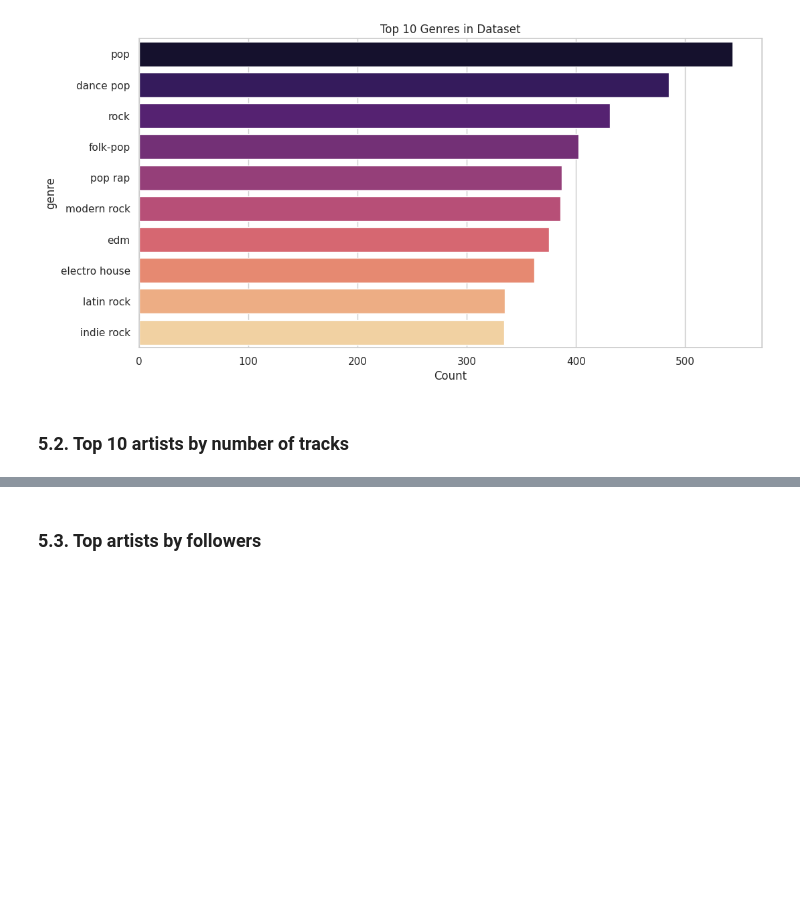
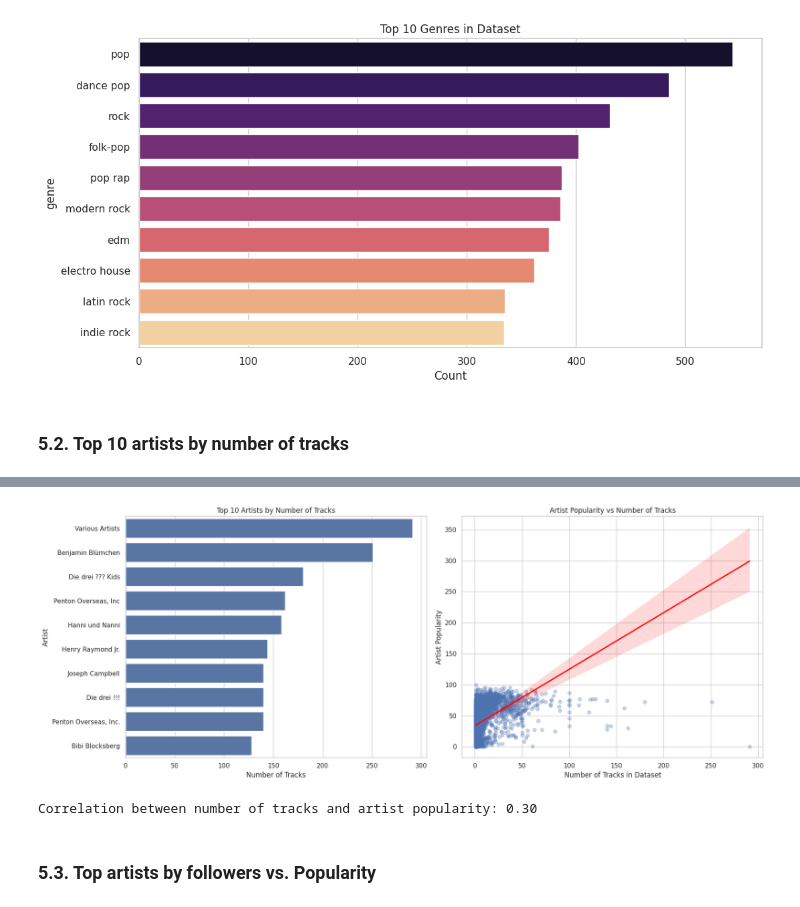
Before and after one commit to ds25m025edbertolima/soe-spotify, a Jupyter notebook: notebooks/3-exploratory-data-analysis.ipynb, the cells around one changed output, grey strips where cells are left out. Saved outputs shown, nothing was run; the diff lists cells and outputs as text; code cells hidden in the pictures; blank space fills up the shorter version.

```diff
--- a/notebooks/3-exploratory-data-analysis.ipynb
+++ b/notebooks/3-exploratory-data-analysis.ipynb
@@ -459,2 +436,78 @@ plt.show()
+# %%
+# Count how many unique tracks each artist has
+artist_track_counts = (
+    df_tracks
+    .groupby("artist_name")["track_id"]
+    .nunique()
+    .reset_index(name="track_count")
+)
+
+# Get artist popularity
+artist_popularity = (
+    df_tracks
+    .groupby("artist_name")["artist_popularity"]
+    .max()
+    .reset_index()
+)
+
+# Merge track count and popularity
+artist_analysis = artist_track_counts.merge(
+    artist_popularity,
+    on="artist_name",
+    how="left"
+)
+
+# oremove extreme values
+# artist_analysis = artist_analysis[artist_analysis["track_count"] <= 200].copy()
+
+
+# Top 10 artists by number of tracks
+top_artists_by_tracks = (
+    artist_analysis
+    .sort_values("track_count", ascending=False)
+    .head(10)
+)
+
+# Create 1x2 figure
+fig, axes = plt.subplots(1, 2, figsize=(18, 7))
+
+# Top 10 artists by number of tracks
+sns.barplot(
+    data=top_artists_by_tracks,
+    x="track_count",
+    y="artist_name",
+    ax=axes[0]
+)
+
+axes[0].set_title("Top 10 Artists by Number of Tracks")
+axes[0].set_xlabel("Number of Tracks")
+axes[0].set_ylabel("Artist")
+
+# Artist popularity vs number of tracks
+sns.regplot(
+    data=artist_analysis,
+    x="track_count",
+    y="artist_popularity",
+    scatter_kws={"alpha": 0.3},
+    line_kws={"color": "red"},
+    ax=axes[1]
+)
+
+axes[1].set_title("Artist Popularity vs Number of Tracks")
+axes[1].set_xlabel("Number of Tracks in Dataset")
+axes[1].set_ylabel("Artist Popularity")
+
+plt.tight_layout()
+plt.show()
+
+# Correlation
+correlation = artist_analysis["track_count"].corr(
+    artist_analysis["artist_popularity"]
+)
+
+print(f"Correlation between number of tracks and artist popularity: {correlation:.2f}")
+# %% [output]
+[figure, added]
+Correlation between number of tracks and artist popularity: 0.30
 # %% [markdown]
-### 5.3. Top artists by followers
+### 5.3. Top artists by followers vs. Popularity
```
Also changed, not shown: parts of 10 cells of this notebook.
